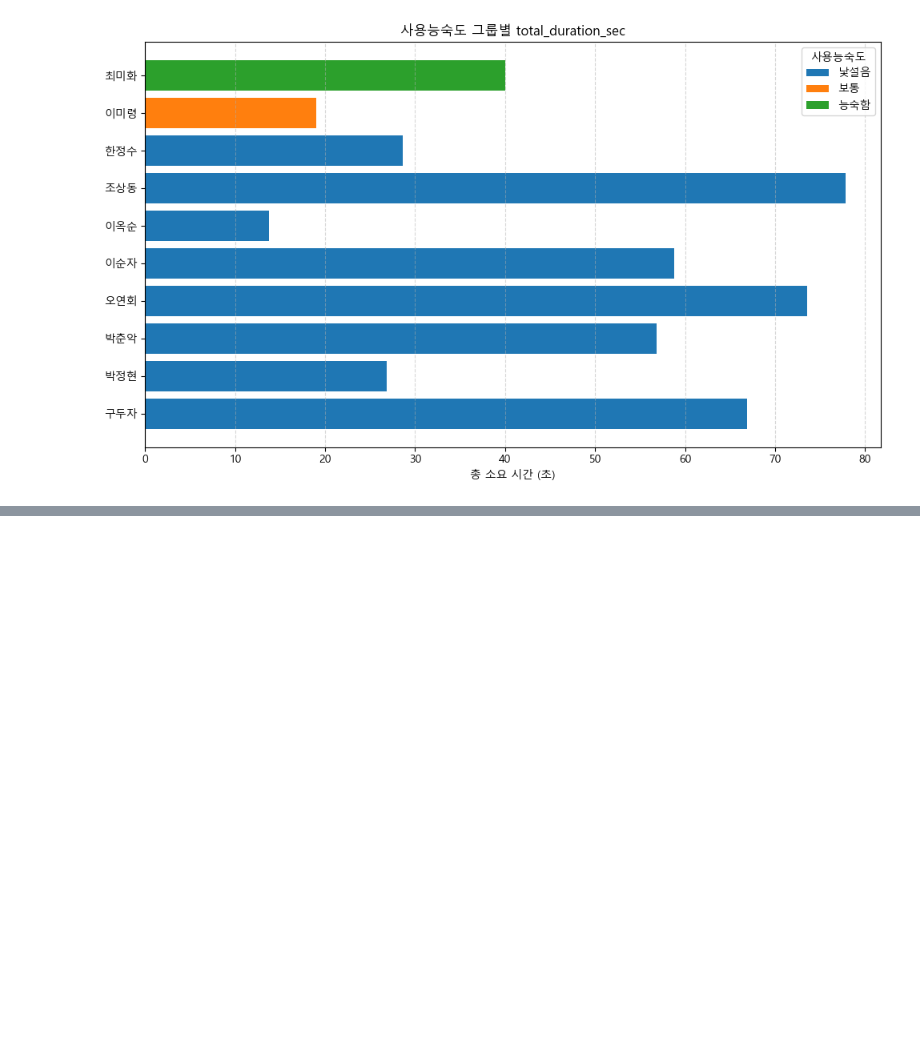
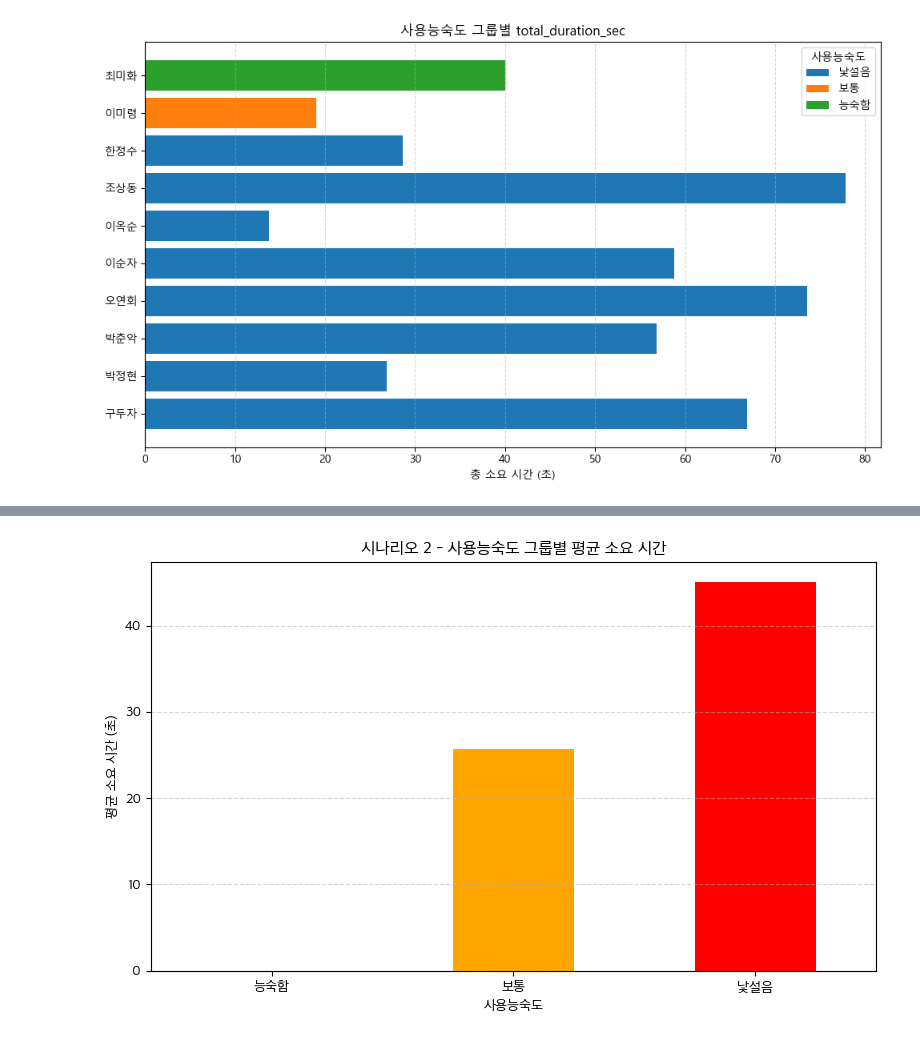
Before and after one commit to ds-sujin/Dark_pattern_Detection, a Jupyter notebook: ABtest/duration_visualization.ipynb, the cells around one changed output, grey strips where cells are left out. Cells and saved outputs as stored; diff of their text form; code cells hidden in the pictures; blank space fills up the shorter version.

```diff
--- a/ABtest/duration_visualization.ipynb
+++ b/ABtest/duration_visualization.ipynb
@@ -182,0 +229,38 @@ plt.show()
+# %%
+import matplotlib.pyplot as plt
+import pandas as pd
+
+# 한글 폰트 설정 (Mac용)
+plt.rcParams['font.family'] = 'Apple SD Gothic Neo'
+plt.rcParams['axes.unicode_minus'] = False
+
+# 데이터 불러오기
+df_s2 = pd.read_csv("../ABtest/editdata/scenario2_prev_test.csv")
+df_s2_clicklogs = pd.read_csv("../ABtest/editdata/scenario2_clicklogs.csv")
+
+# 사용능숙도 매핑
+user_level = df_s2[["성함을 작성해주세요.", "사용능숙도"]].drop_duplicates()
+user_level.columns = ["username", "사용능숙도"]
+
+# 클릭로그와 매핑
+df_merged = pd.merge(df_s2_clicklogs, user_level, on="username", how="left")
+
+# 총 소요 시간 (중복 제거)
+df_total = df_merged[["username", "total_duration_sec", "사용능숙도"]].drop_duplicates()
+
+# 평균값 계산
+grouped = df_total.groupby("사용능숙도")["total_duration_sec"].mean().reindex(["능숙함", "보통", "낯설음"])
+
+# 시각화
+plt.figure(figsize=(8, 5))
+grouped.plot(kind='bar', color=['green', 'orange', 'red'])
+
+plt.title("시나리오 2 - 사용능숙도 그룹별 평균 소요 시간")
+plt.ylabel("평균 소요 시간 (초)")
+plt.xlabel("사용능숙도")
+plt.grid(axis='y', linestyle='--', alpha=0.5)
+plt.xticks(rotation=0)
+plt.tight_layout()
+plt.show()
+# %% [output]
+[figure, added]
```
Also changed, not shown: parts of 6 cells of this notebook, 11 other files.
